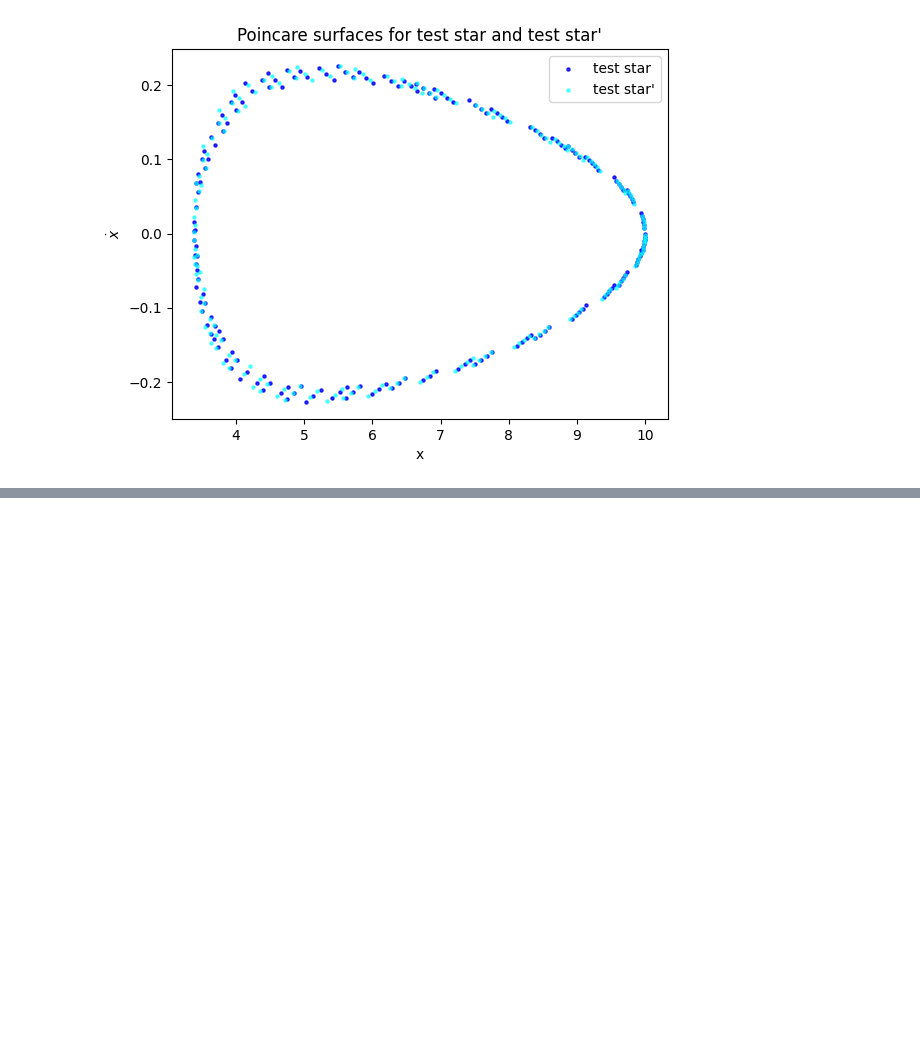
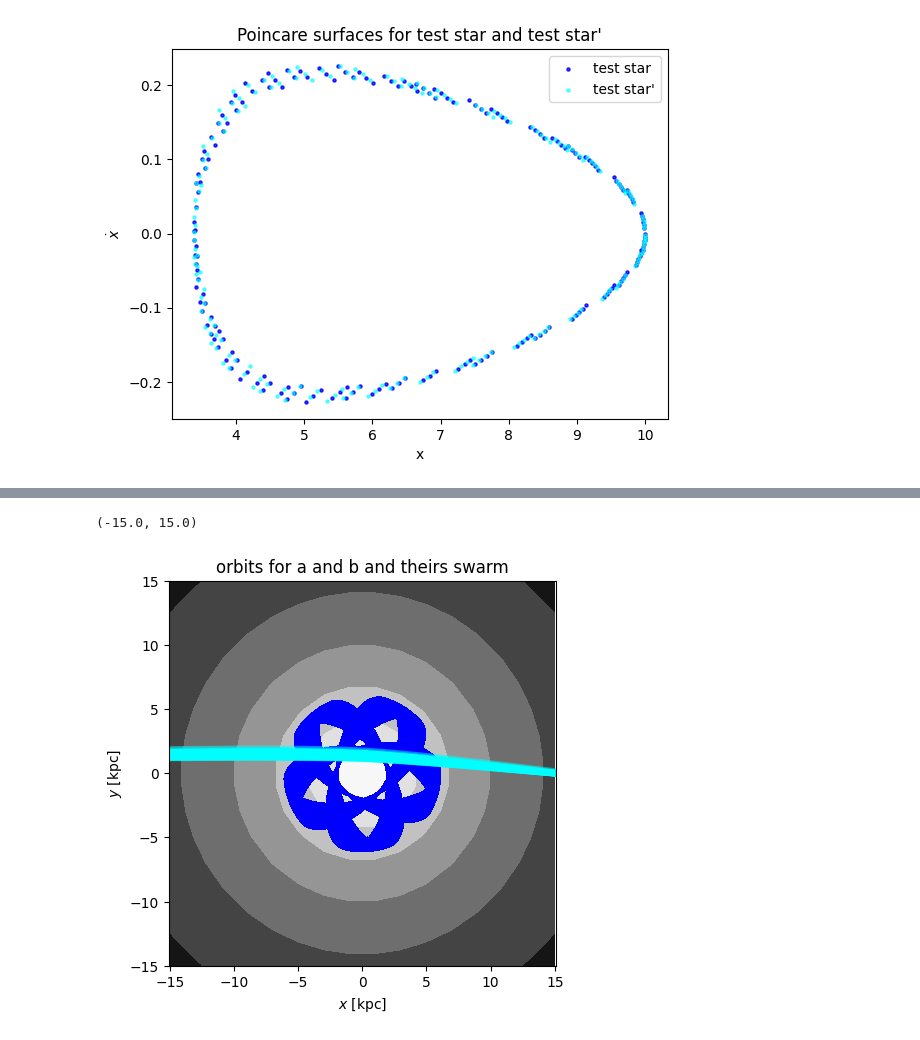
Before and after one commit to patito-mary/topicos, a Jupyter notebook: informfinal.ipynb, the cells around one changed output, grey strips where cells are left out. Cells and saved outputs as stored; diff of their text form; code cells hidden in the pictures; blank space fills up the shorter version.

```diff
--- a/informfinal.ipynb
+++ b/informfinal.ipynb
@@ -638,0 +711,12 @@ orbits_total = gp.Hamiltonian(total_potential['dm_halo']+total_potential['disk']
+# %%
+grid = np.linspace(-15,15,16)
+fig, ax = plt.subplots(1, 1, figsize=(5,5))
+fig = total_potential['dm_halo'].plot_contours(grid=(grid, grid, 0), cmap='Greys', ax=ax)
+fig = orbits_total_a.plot(['x','y'], color='blue', axes=[ax], alpha=0.5, label='a star')
+fig = orbits_total_b.plot(['x','y'], color='cyan', axes=[ax], alpha=0.5, label='b star')
+ax.set_title('orbits for a and b and theirs swarm')
+ax.set_xlim(-15, 15)
+ax.set_ylim(-15, 15)
+# %% [output]
+(-15.0, 15.0)
+[figure, added]
```
Also changed, not shown: parts of 14 cells of this notebook.
